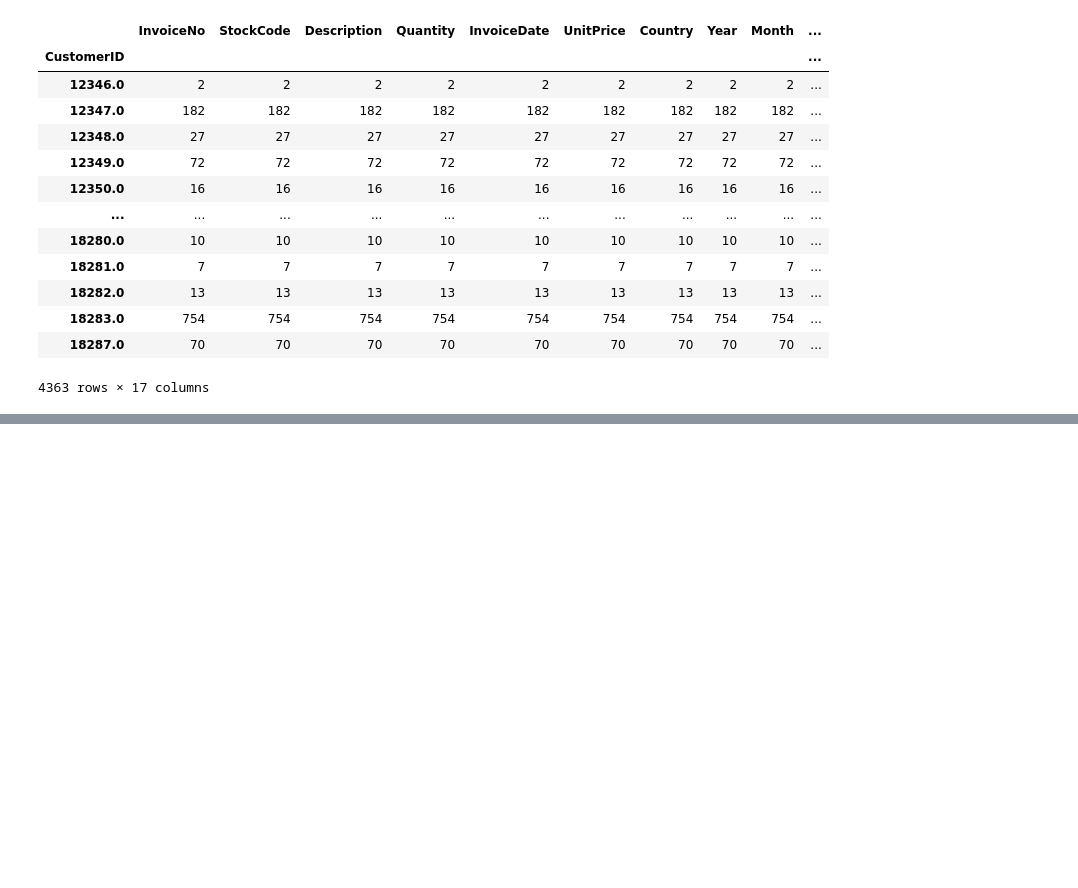
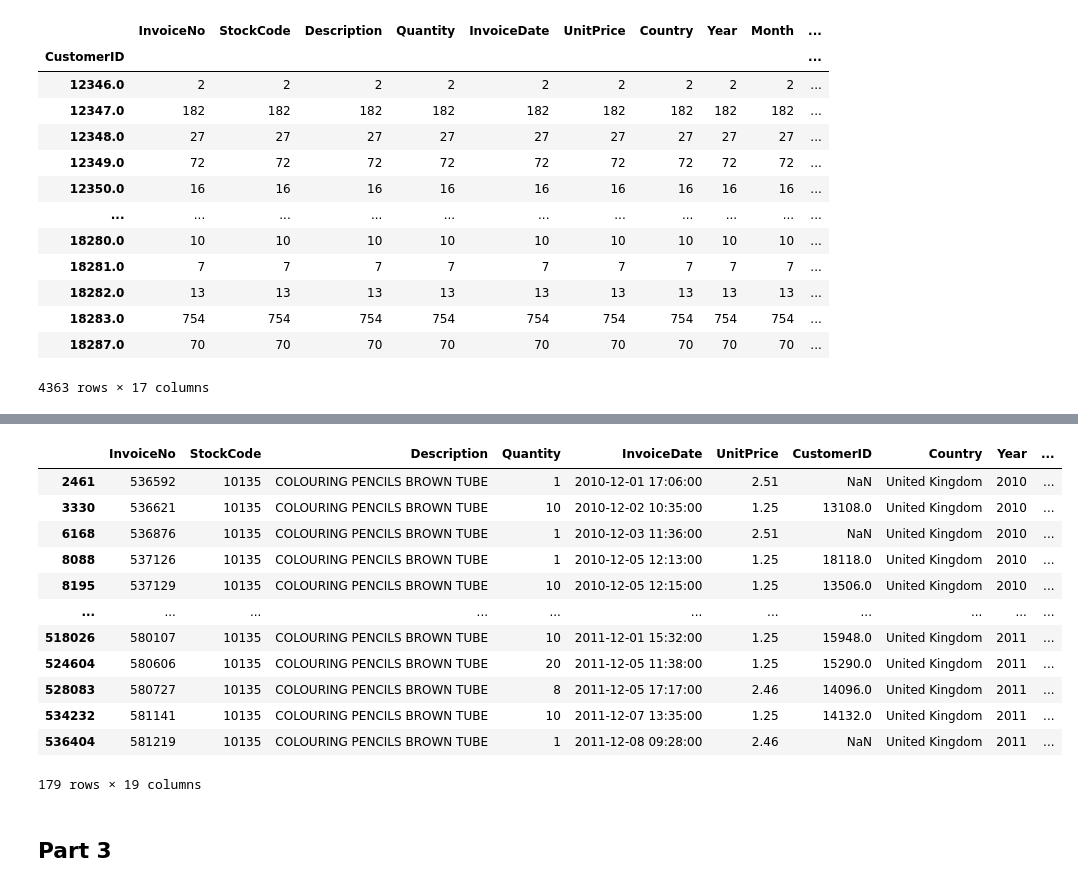
Before and after one commit to alderaemanuele/Business-Cases, a Jupyter notebook: BC3/BC3_RS.ipynb, the cells around one changed output, grey strips where cells are left out. Drawn from its saved outputs; the diff is of its cells as text; code cells hidden in the pictures; blank space fills up the shorter version.

```diff
--- a/BC3/BC3_RS.ipynb
+++ b/BC3/BC3_RS.ipynb
@@ -447,0 +675,18 @@ data.groupby("CustomerID").count()
+# %%
+data[data["StockCode"]=="10135"]
+# %% [output]
+|  | InvoiceNo | StockCode | Description | Quantity | InvoiceDate | UnitPrice | CustomerID | Country | Year | ... |
+| 2461 | 536592 | 10135 | COLOURING PENCILS BROWN TUBE | 1 | 2010-12-01 17:06:00 | 2.51 | NaN | United Kingdom | 2010 | ... |
+| 3330 | 536621 | 10135 | COLOURING PENCILS BROWN TUBE | 10 | 2010-12-02 10:35:00 | 1.25 | 13108.0 | United Kingdom | 2010 | ... |
+| 6168 | 536876 | 10135 | COLOURING PENCILS BROWN TUBE | 1 | 2010-12-03 11:36:00 | 2.51 | NaN | United Kingdom | 2010 | ... |
+| 8088 | 537126 | 10135 | COLOURING PENCILS BROWN TUBE | 1 | 2010-12-05 12:13:00 | 1.25 | 18118.0 | United Kingdom | 2010 | ... |
+| 8195 | 537129 | 10135 | COLOURING PENCILS BROWN TUBE | 10 | 2010-12-05 12:15:00 | 1.25 | 13506.0 | United Kingdom | 2010 | ... |
+| ... | ... | ... | ... | ... | ... | ... | ... | ... | ... | ... |
+| 518026 | 580107 | 10135 | COLOURING PENCILS BROWN TUBE | 10 | 2011-12-01 15:32:00 | 1.25 | 15948.0 | United Kingdom | 2011 | ... |
+| 524604 | 580606 | 10135 | COLOURING PENCILS BROWN TUBE | 20 | 2011-12-05 11:38:00 | 1.25 | 15290.0 | United Kingdom | 2011 | ... |
+| 528083 | 580727 | 10135 | COLOURING PENCILS BROWN TUBE | 8 | 2011-12-05 17:17:00 | 2.46 | 14096.0 | United Kingdom | 2011 | ... |
+| 534232 | 581141 | 10135 | COLOURING PENCILS BROWN TUBE | 10 | 2011-12-07 13:35:00 | 1.25 | 14132.0 | United Kingdom | 2011 | ... |
+| 536404 | 581219 | 10135 | COLOURING PENCILS BROWN TUBE | 1 | 2011-12-08 09:28:00 | 2.46 | NaN | United Kingdom | 2011 | ... |
+179 rows × 19 columns
+# %% [markdown]
+## Part 3
```
Also changed, not shown: parts of 46 cells of this notebook.
